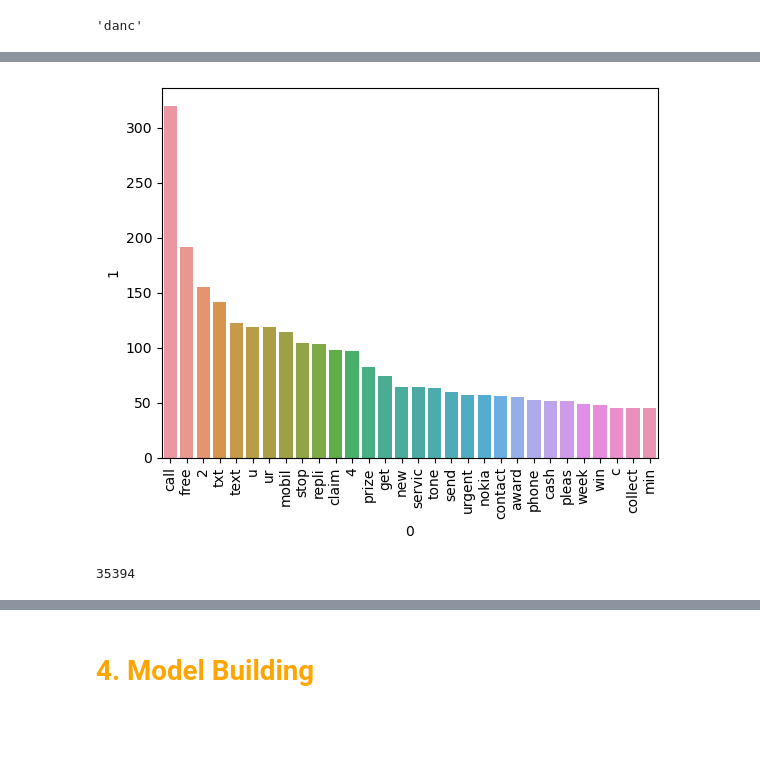
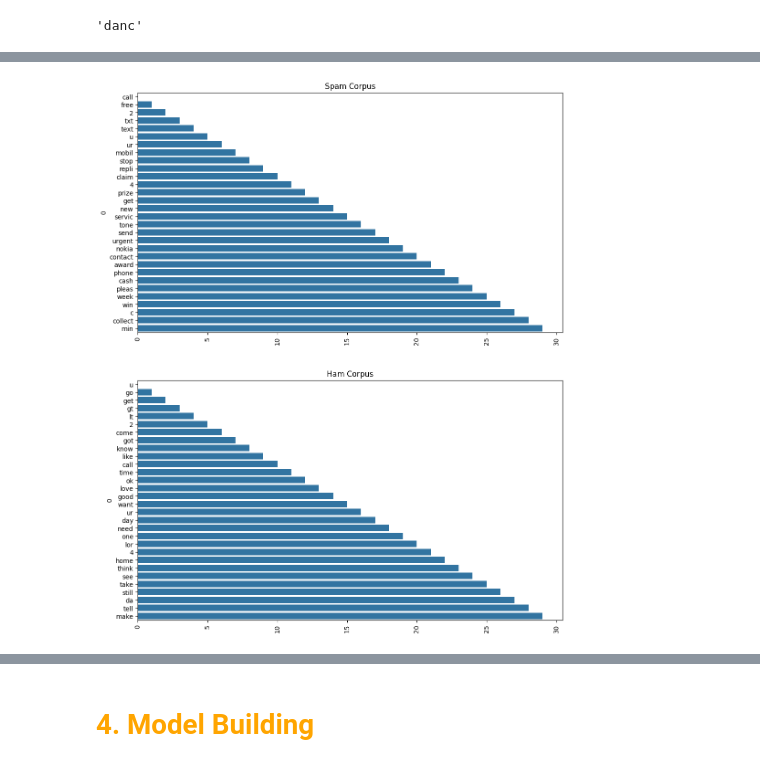
Before and after one commit to DarshanRokkad/Sms_Spam_Classification, a Jupyter notebook: notebooks/experiments.ipynb, the cells around one changed output, grey strips where cells are left out. Drawn from its saved outputs; the diff is of its cells as text; code cells hidden in the pictures; blank space fills up the shorter version.

```diff
--- a/notebooks/experiments.ipynb
+++ b/notebooks/experiments.ipynb
@@ -4,7 +4,7 @@
 import numpy as np
 import pandas as pd
 # %%
-df = pd.read_csv("spam.csv", encoding = "ISO-8859-1")
+df = pd.read_csv("./dataset/spam.csv", encoding = "ISO-8859-1")
 # %%
 df.sample(5)
 # %% [output]
@@ -395,10 +347,20 @@ pd.DataFrame(Counter(spam_corpus).most_common(30))
 # %%
-# to get the most common words we have to count them and choose
-# it is done we the below library
 from collections import Counter
-sns.barplot(pd.DataFrame(Counter(spam_corpus).most_common(30))[0],pd.DataFrame(Counter(spam_corpus).most_common(30))[1])
+
+plt.figure(figsize = (12, 15))
+
+# Here we the top 30 words which are used in spam
+plt.subplot(2, 1, 1)
+plt.title('Spam Corpus')
+sns.barplot(pd.DataFrame(Counter(spam_corpus).most_common(30))[0])
 plt.xticks(rotation='vertical')
+
+# Here we the top 30 words which are used in ham
+plt.subplot(2, 1, 2)
+plt.title('Ham Corpus')
+sns.barplot(pd.DataFrame(Counter(ham_corpus).most_common(30))[0])
+plt.xticks(rotation='vertical')
+
 plt.show()
-# Here we the top 30 words which are used in spam
 # %% [output]
-[figure, old version]
+[figure, new version]
@@ -412,4 +366,0 @@ for message in df[df['target']==0]['transformed_text'].tolist():
-# %%
-len(ham_corpus)
-# %% [output]
-35394
```
Also changed, not shown: parts of 42 cells of this notebook, 1 other file.
